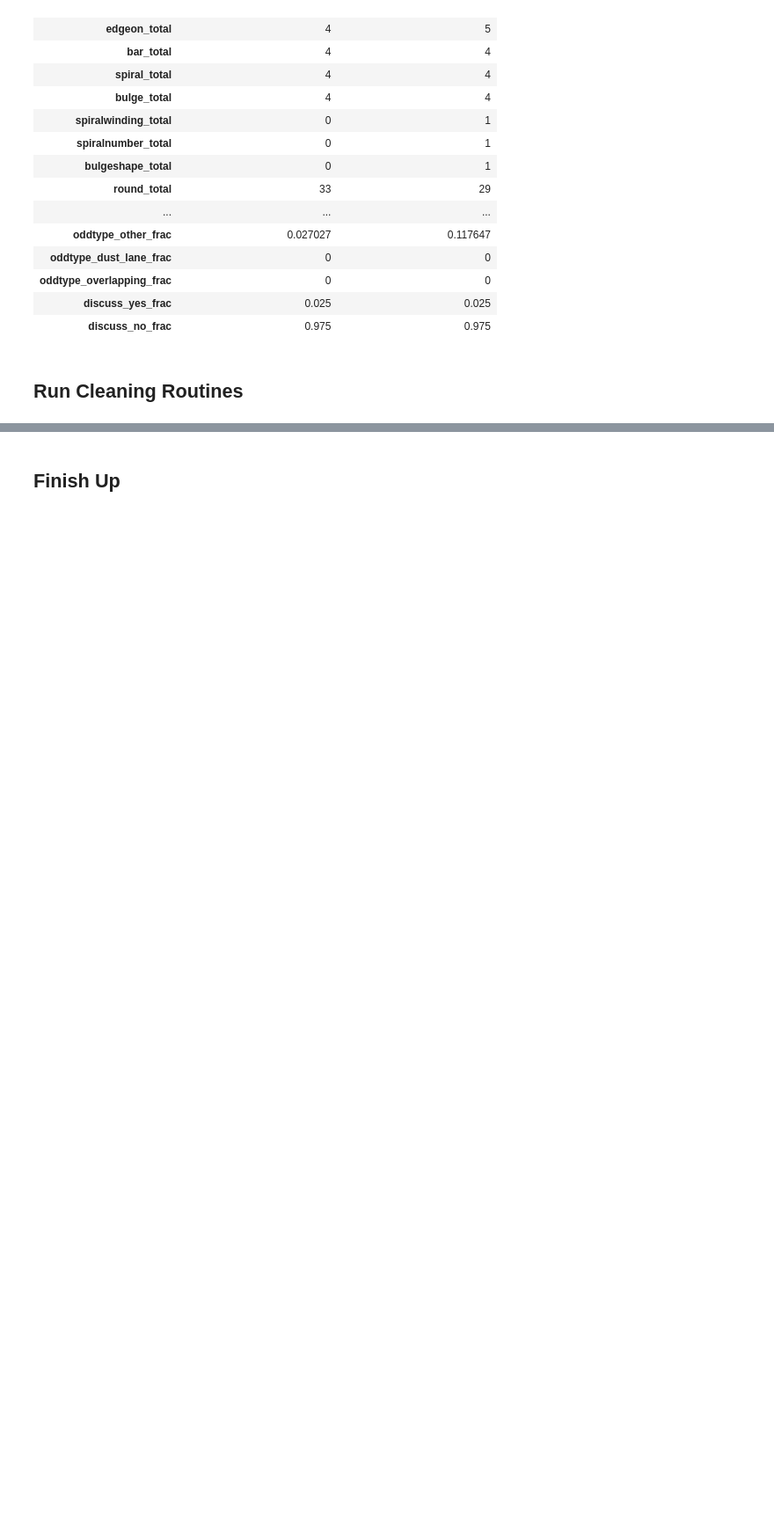
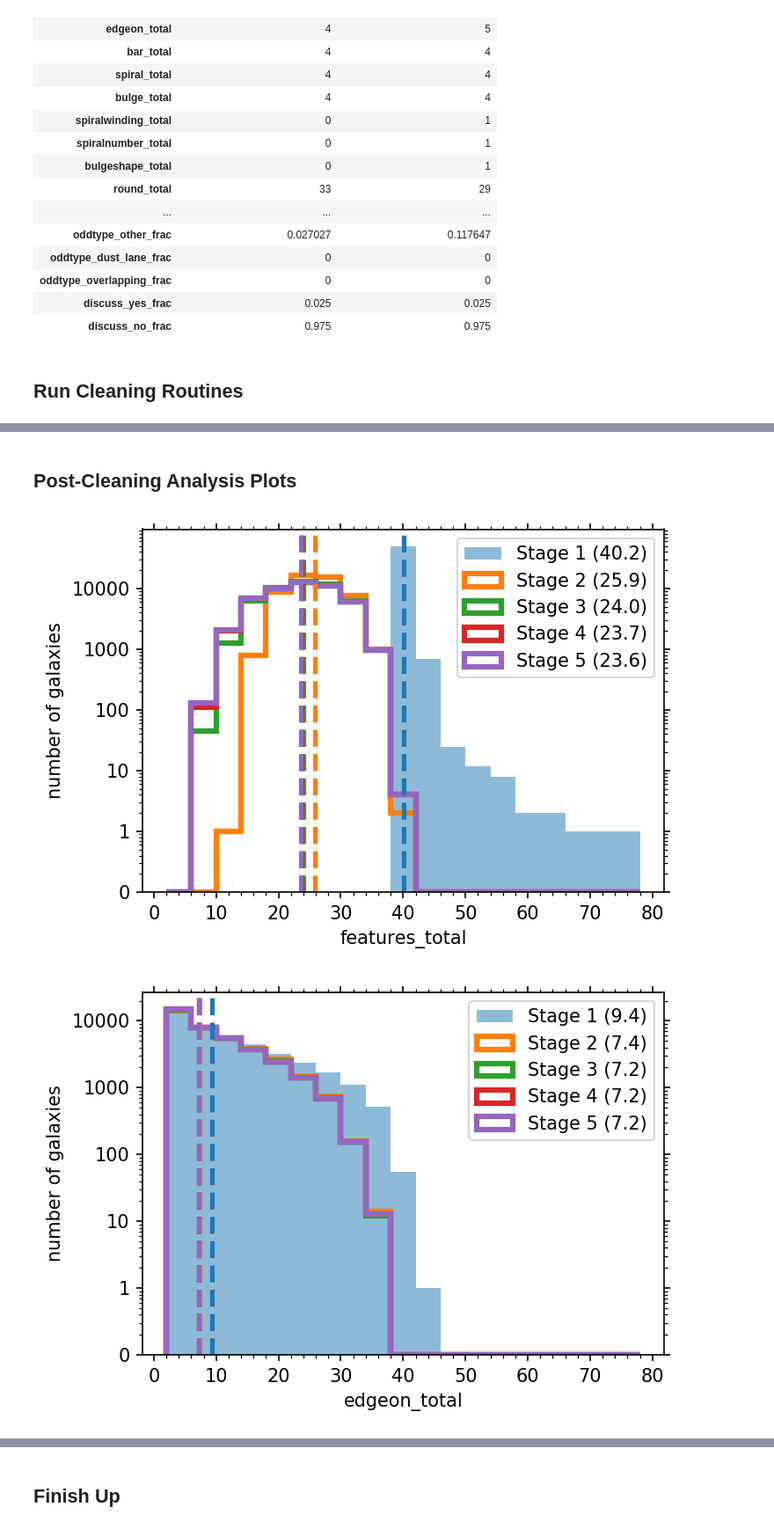
Before and after one commit to leeskelvin/gamakidsgz, a Jupyter notebook: outputs/binclean/binclean.ipynb, the cells around one changed output, grey strips where cells are left out. Shown at 88% size. Drawn from its saved outputs; the diff is of its cells as text; code cells hidden in the pictures; blank space fills up the shorter version.

```diff
--- a/outputs/binclean/binclean.ipynb
+++ b/outputs/binclean/binclean.ipynb
@@ -242,8 +242,8 @@ def evaluate_data(indata, outdata, stub, user='user'):
     for cc in indata.columns:
         if cc.startswith(stub):
             qq = questions[qindex]
-            # skip discuss/oddtype questions from further analysis
-            if ('discuss' in qq) or ('odd' in qq):
+            # skip oddtype/discuss questions from further analysis
+            if ('odd' in qq) or ('discuss' in qq):
                 qindex += 1
                 continue
             tname = '{}_total'.format(qq)
@@ -270,6 +270,7 @@ def evaluate_data(indata, outdata, stub, user='user'):
                 crossentropyi = -np.where(match, 1, 0) * np.log(pp)
                 consistency += consistencyi
                 crossentropy += crossentropyi
+                # LSK commented out below, as repeat of above
                 # if qindex == 0 and aindex == 2:
                 #     artifact = np.where(match, 1, 0)
             nqanswers = len(answers[qindex])
@@ -288,7 +289,9 @@ def evaluate_data(indata, outdata, stub, user='user'):
             evaluation[name].mask = ~answered
             nanswered += np.where(answered, 1, 0)
             qindex += 1
-    nanswered = nanswered.clip(min=1)  # catch unusual entries
+    # ignoring odd & discuss, must have answered at least 1 question
+    # clip below corrects nanswered=0 to 1, catching unusual entries
+    nanswered = nanswered.clip(min=1)
     evaluation['nanswered'] = ma.masked_array(nanswered)
     evaluation['consistency'] /= nanswered
     evaluation['agreement'] /= nanswered
@@ -298,6 +301,7 @@ def evaluate_data(indata, outdata, stub, user='user'):
     evaluation['count'] = ma.masked_array(1)
     user_count = evaluation[user, 'count', 'weight',
                             'artifact'].groups.aggregate(ma.sum)
+    evaluation_user['count_unweighted'] = user_count['count']
     evaluation_user['count'] = user_count['weight']
     evaluation_user['artifact_fraction'] = (user_count['artifact'] /
                                             user_count['count'])
@@ -795,12 +802,17 @@ outdata = bindata.copy()
 %%time
 # iterate user weights in 5 stages
 eval_user = None
+eval_tab_dict, eval_user_dict, clndata_dict = {}, {}, {}
 for i in range(5):
     print(f'Running stage {i+1}')
     out = iterate_stage(i+1, indata, outdata, questions, answers,
                         tree, plot_label, eval_user, user=user)
     (indata, outdata, eval_tab, eval_user, eval_user_avg,
      shuf_tab, shuf_user, shuf_user_avg) = out
+    # save snapshots for later analysis
+    eval_tab_dict[i+1] = copy.copy(eval_tab)
+    eval_user_dict[i+1] = copy.copy(eval_user)
+    clndata_dict[i+1] = copy.copy(outdata)
 # %% [output]
 Running stage 1
 WARNING: Cannot aggregate column 'subject_id' with type '|S24' [astropy.table.groups]
@@ -812,0 +825,45 @@ Wall time: 46min 33s
+# %% [markdown]
+## Post-Cleaning Analysis Plots
+# %%
+# total user counts as a function of cleaning stage for all Qs
+cmap = plt.get_cmap('tab10')
+colnames = [x for x in clndata_dict[1].columns if '_total' in x]
+bins = np.arange(2, 80, 4)
+# bins = np.logspace(np.log10(1), np.log10(90), 15)
+for colname in colnames:
+    fig, ax = plt.subplots(1, 1, figsize=(5,3.5), dpi=150)
+    hstat = []
+    for i in range(len(clndata_dict)):
+        ht = 'bar' if i == 0 else 'step'
+        al = 0.5 if i == 0 else 1
+        hvals, hbins, _ = ax.hist(clndata_dict[i+1][colname],
+                                  histtype=ht, label=f'Stage {i+1}',
+                                  linewidth=3, log=True, alpha=al,
+                                  color=cmap(i), bins=bins)
+        hmids = (hbins[1:] + hbins[:-1]) / 2
+        hmode = hmids[np.argmax(hvals)]
+        hmean = np.nanmean(clndata_dict[i+1][colname])
+        hstat.append(hmean)
+        ax.axvline(hmean, c=cmap(i), ls='--', lw=2.5)
+    # ax.set_xscale('log')
+    ax.get_xaxis().set_major_formatter(
+        matplotlib.ticker.FuncFormatter(lambda x, p: int(x)))
+    ax.get_yaxis().set_major_formatter(
+        matplotlib.ticker.FuncFormatter(lambda x, p: int(x)))
+    # ax.set_xticks([1,2,4,7,10,20,40,70,100])
+    ax.tick_params(axis='x', which='both', bottom=True, top=True)
+    ax.tick_params(axis='y', which='both', left=True, right=True)
+    ax.minorticks_on()
+    ax.set_xlabel(colname)
+    ax.set_ylabel('number of galaxies')
+    leg = ax.legend()
+    labels = leg.get_texts()
+    for i in range(len(labels)):
+        labels[i].set_text(f'Stage {i+1} ({hstat[i]:.1f})')
+    plt.tight_layout()
+    plt.savefig(f'numclean_{colname}.pdf', dpi='figure')
+    plt.show()
+    plt.close()
+# %% [output]
+[figure, added]
+[figure, added]
```
Also changed, not shown: parts of 13 cells of this notebook, 35 other files.
